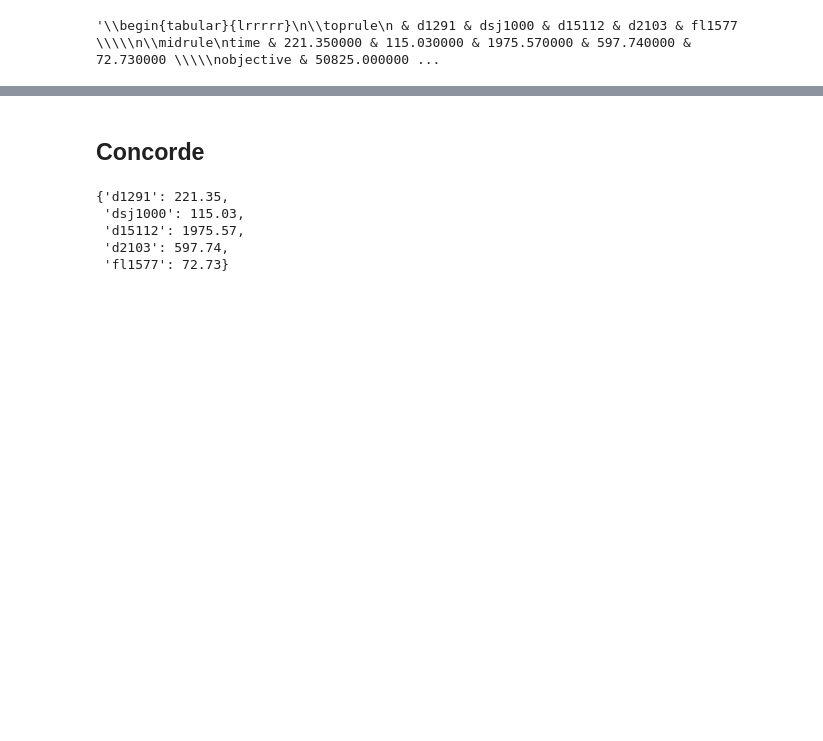
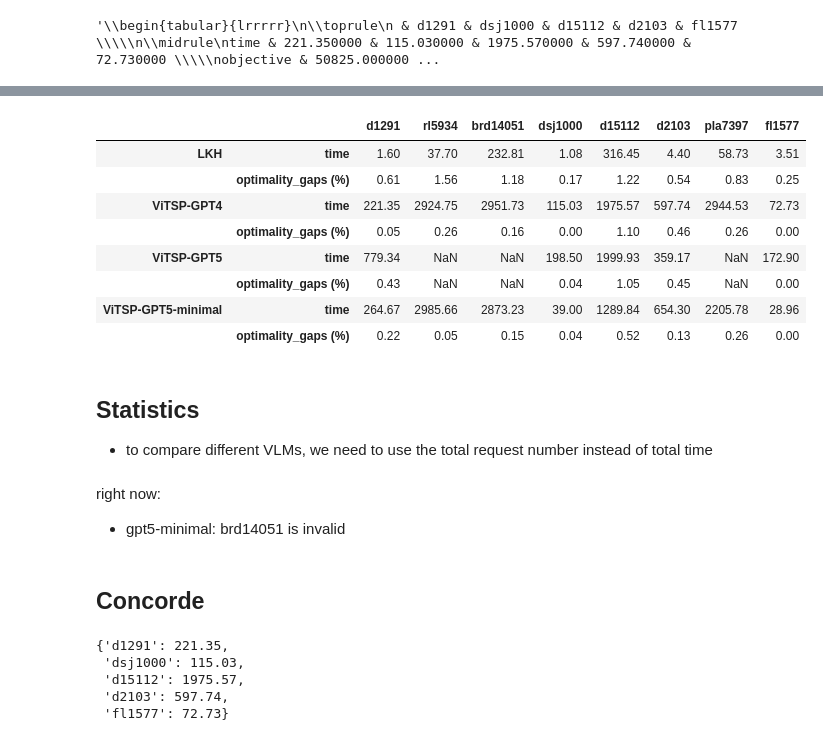
Before and after one commit to TheBobbyliu/ViTSP, a Jupyter notebook: evaluate_results.ipynb, the cells around one changed output, grey strips where cells are left out. Drawn from its saved outputs; the diff is of its cells as text; code cells hidden in the pictures; blank space fills up the shorter version.

```diff
--- a/evaluate_results.ipynb
+++ b/evaluate_results.ipynb
@@ -200,3 +248,23 @@ dataframe4
+# %%
+pd.set_option('display.precision', 2)
+df_com = pd.concat([x.drop("objective") for x in [dataframe, dataframe2, dataframe3, dataframe4]], keys=["LKH", "ViTSP-GPT4", "ViTSP-GPT5", "ViTSP-GPT5-minimal"])
+df_com
+# %% [output]
+|  |  | d1291 | rl5934 | brd14051 | dsj1000 | d15112 | d2103 | pla7397 | fl1577 |
+| LKH | time | 1.60 | 37.70 | 232.81 | 1.08 | 316.45 | 4.40 | 58.73 | 3.51 |
+|  | optimality_gaps (%) | 0.61 | 1.56 | 1.18 | 0.17 | 1.22 | 0.54 | 0.83 | 0.25 |
+| ViTSP-GPT4 | time | 221.35 | 2924.75 | 2951.73 | 115.03 | 1975.57 | 597.74 | 2944.53 | 72.73 |
+|  | optimality_gaps (%) | 0.05 | 0.26 | 0.16 | 0.00 | 1.10 | 0.46 | 0.26 | 0.00 |
+| ViTSP-GPT5 | time | 779.34 | NaN | NaN | 198.50 | 1999.93 | 359.17 | NaN | 172.90 |
+|  | optimality_gaps (%) | 0.43 | NaN | NaN | 0.04 | 1.05 | 0.45 | NaN | 0.00 |
+| ViTSP-GPT5-minimal | time | 264.67 | 2985.66 | 2873.23 | 39.00 | 1289.84 | 654.30 | 2205.78 | 28.96 |
+|  | optimality_gaps (%) | 0.22 | 0.05 | 0.15 | 0.04 | 0.52 | 0.13 | 0.26 | 0.00 |
+# %% [markdown]
+## Statistics
+- to compare different VLMs, we need to use the total request number instead of total time
+# %% [markdown]
+right now:
+- gpt5-minimal: brd14051 is invalid
 # %% [markdown]
 ## Concorde
 # %%
```
Also changed, not shown: parts of 13 cells of this notebook, 15 other files.
